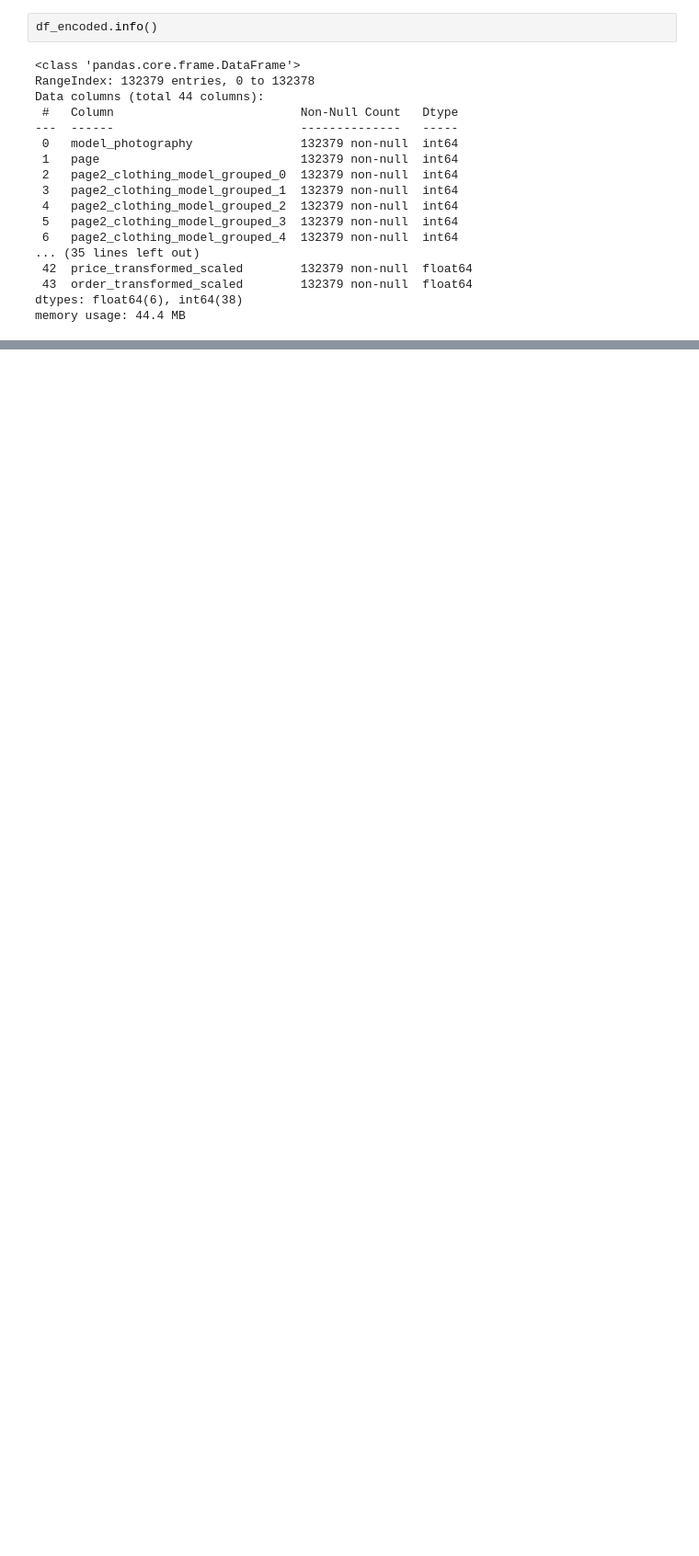
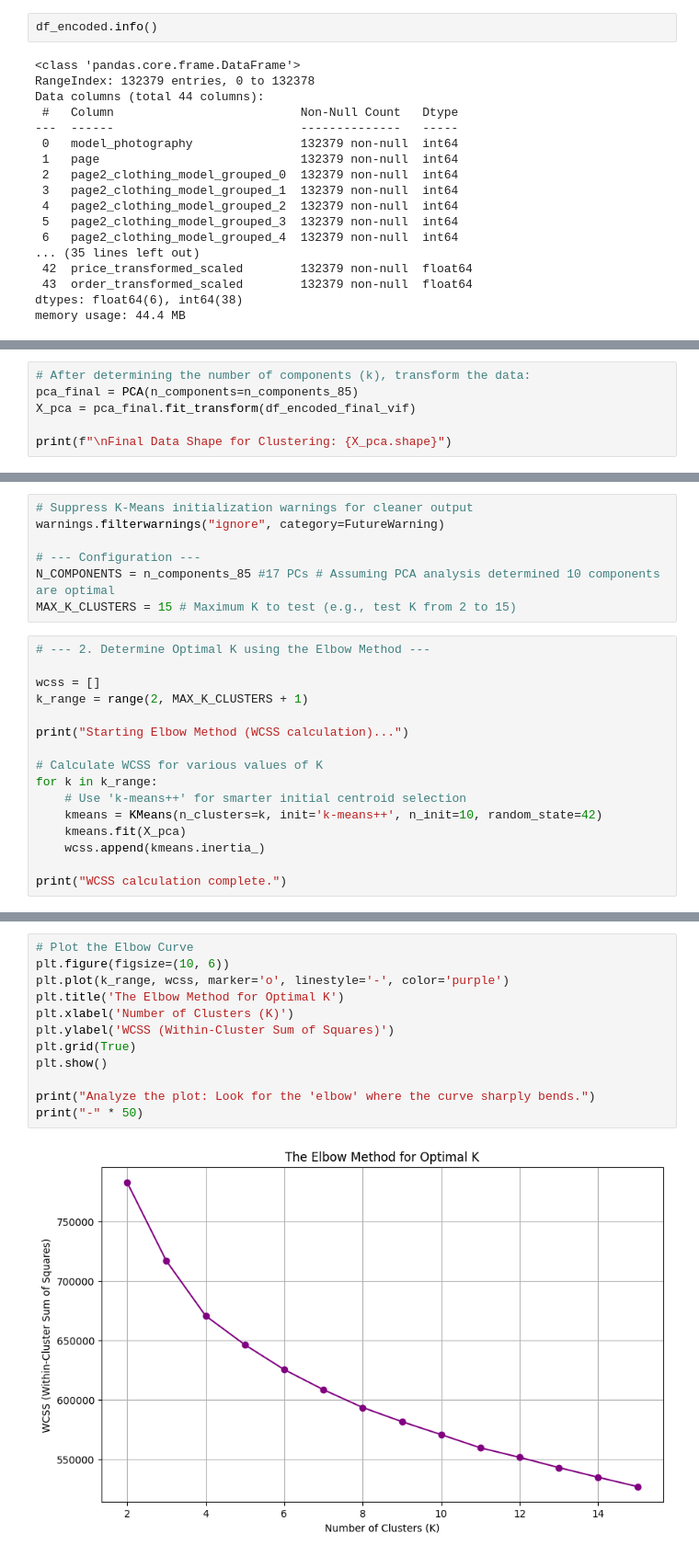
Before and after one commit to Aravind-M2/E-Commerce-Customer-conversion, a Jupyter notebook: Unsupervised_learning.ipynb, the cells around one changed output, grey strips where cells are left out. Shown at 92% size. Saved outputs shown, nothing was run; the diff lists cells and outputs as text; blank space fills up the shorter version.

```diff
--- a/Unsupervised_learning.ipynb
+++ b/Unsupervised_learning.ipynb
@@ -122,0 +312,6 @@ df_encoded.head()
+# %%
+# After determining the number of components (k), transform the data:
+pca_final = PCA(n_components=n_components_85)
+X_pca = pca_final.fit_transform(df_encoded_final_vif)
+
+print(f"\nFinal Data Shape for Clustering: {X_pca.shape}")
@@ -122,0 +337,23 @@ df_encoded.head()
+# %%
+# Suppress K-Means initialization warnings for cleaner output
+warnings.filterwarnings("ignore", category=FutureWarning)
+
+# --- Configuration ---
+N_COMPONENTS = n_components_85 #17 PCs # Assuming PCA analysis determined 10 components are optimal
+MAX_K_CLUSTERS = 15 # Maximum K to test (e.g., test K from 2 to 15)
+# %%
+# --- 2. Determine Optimal K using the Elbow Method ---
+
+wcss = []
+k_range = range(2, MAX_K_CLUSTERS + 1)
+
+print("Starting Elbow Method (WCSS calculation)...")
+
+# Calculate WCSS for various values of K
+for k in k_range:
+    # Use 'k-means++' for smarter initial centroid selection
+    kmeans = KMeans(n_clusters=k, init='k-means++', n_init=10, random_state=42)
+    kmeans.fit(X_pca)
+    wcss.append(kmeans.inertia_)
+
+print("WCSS calculation complete.")
@@ -122,0 +363,14 @@ df_encoded.head()
+# %%
+# Plot the Elbow Curve
+plt.figure(figsize=(10, 6))
+plt.plot(k_range, wcss, marker='o', linestyle='-', color='purple')
+plt.title('The Elbow Method for Optimal K')
+plt.xlabel('Number of Clusters (K)')
+plt.ylabel('WCSS (Within-Cluster Sum of Squares)')
+plt.grid(True)
+plt.show()
+
+print("Analyze the plot: Look for the 'elbow' where the curve sharply bends.")
+print("-" * 50)
+# %% [output]
+[figure, added]
```
Also changed, not shown: parts of 29 cells of this notebook.
